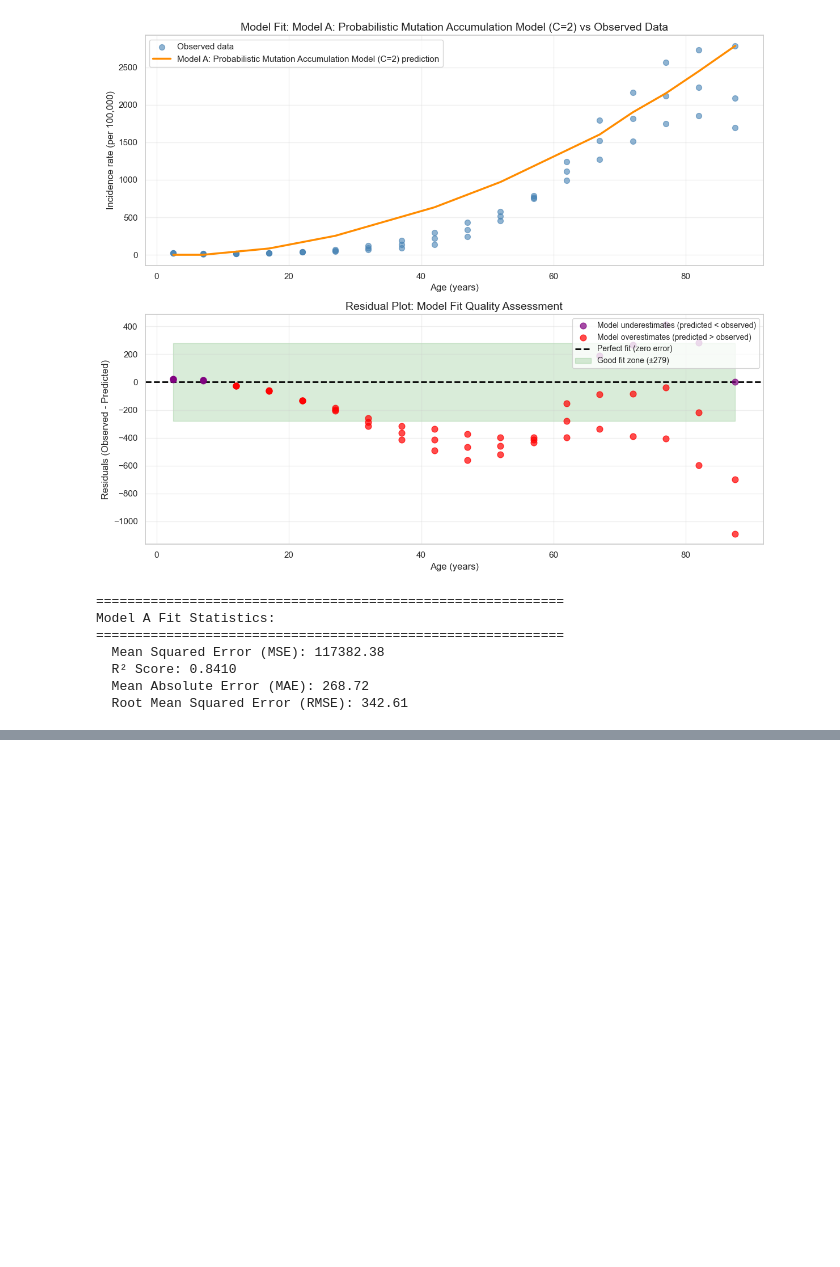
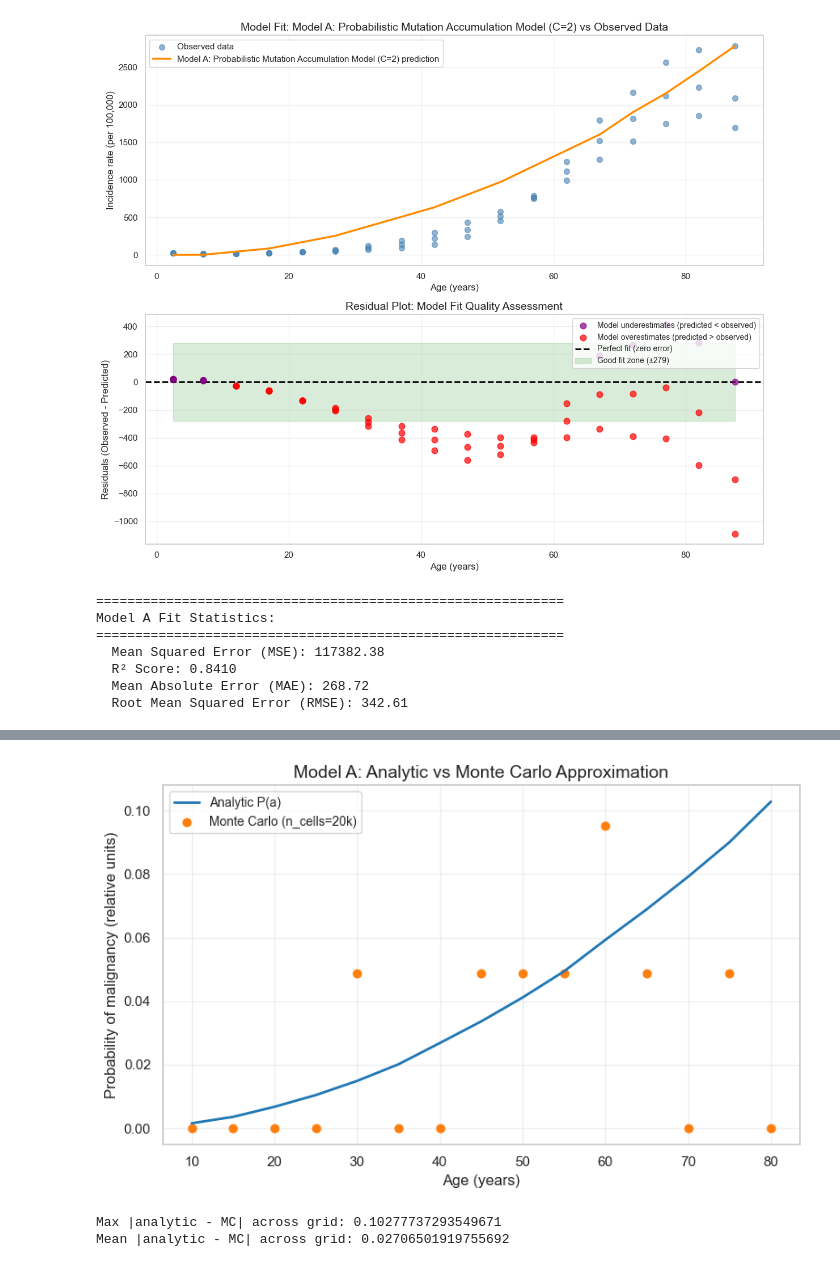
Before and after one commit to zorinayu/GenomicInfoSci-CancerRiskAnalysis, a Jupyter notebook: notebooks/model_a_probabilistic.ipynb, the cells around one changed output, grey strips where cells are left out. Saved outputs shown, nothing was run; the diff lists cells and outputs as text; code cells hidden in the pictures; blank space fills up the shorter version.

```diff
--- a/notebooks/model_a_probabilistic.ipynb
+++ b/notebooks/model_a_probabilistic.ipynb
@@ -265,0 +695,67 @@ Model A Fit Statistics:
+# %%
+# 6. Monte Carlo simulation vs analytic approximation for Model A
+
+np.random.seed(42)
+
+# Choose a coarser age grid to keep simulation feasible
+ages_mc = np.linspace(10, 80, 15)
+
+# IMPORTANT:
+# For Monte Carlo, if we use the extremely small, calibrated p (~1e-10)
+# and large M (5e5), the true malignancy probability is ~1e-9.
+# In that regime, even with 20k simulated cells we almost never see
+# a malignant clone, so the orange points collapse to ~0 on the plot.
+#
+# To *visually* check that the stochastic simulator matches the
+# analytic formula, we use a "toy" parameter set with larger p
+# and smaller M so that P(a) is in a numerically visible range
+# (e.g. 1e-3–1e-1). This does not change the shape logic; it just
+# makes the Monte Carlo curve observable.
+mc_model = MutationAccumulationModel(
+    p=1e-4,          # toy per-division driver probability (much larger than calibrated)
+    M=1000,          # toy number of effective stem-cell clones (smaller than calibrated)
+    divisions_per_year=1.85,
+    C=2,
+    r=0.0,
+)
+
+# Analytic prediction
+P_analytic = mc_model.predict(ages_mc)
+
+# Monte Carlo simulation: number of cells per tissue
+n_cells = 20000
+p_eff = mc_model.p * (1 - mc_model.r)
+
+P_mc = []
+for a in ages_mc:
+    N = int(a * mc_model.divisions_per_year)
+    if N <= 0 or p_eff <= 0:
+        P_mc.append(0.0)
+        continue
+    # Simulate number of driver hits per cell
+    hits = np.random.binomial(N, p_eff, size=n_cells)
+    frac_clones_malignant = (hits >= mc_model.C).mean()
+    P_tissue_mc = 1 - (1 - frac_clones_malignant) ** mc_model.M
+    P_mc.append(P_tissue_mc)
+
+P_mc = np.array(P_mc)
+
+# Compare analytic vs Monte Carlo
+plt.figure(figsize=(8, 5))
+plt.plot(ages_mc, P_analytic, label="Analytic P(a)", color="tab:blue", linewidth=2)
+plt.scatter(ages_mc, P_mc, label="Monte Carlo (n_cells=20k)", color="tab:orange", s=40)
+plt.xlabel("Age (years)", fontsize=12)
+plt.ylabel("Probability of malignancy (relative units)", fontsize=12)
+plt.title("Model A: Analytic vs Monte Carlo Approximation", fontsize=14)
+plt.grid(True, alpha=0.3)
+plt.legend(fontsize=10)
+plt.tight_layout()
+plt.show()
+
+abs_diff = np.abs(P_analytic - P_mc)
+print("Max |analytic - MC| across grid:", abs_diff.max())
+print("Mean |analytic - MC| across grid:", abs_diff.mean())
+# %% [output]
+[figure, added]
+Max |analytic - MC| across grid: 0.10277737293549671
+Mean |analytic - MC| across grid: 0.02706501919755692
```
Also changed, not shown: parts of 13 cells of this notebook, 9 other files.
